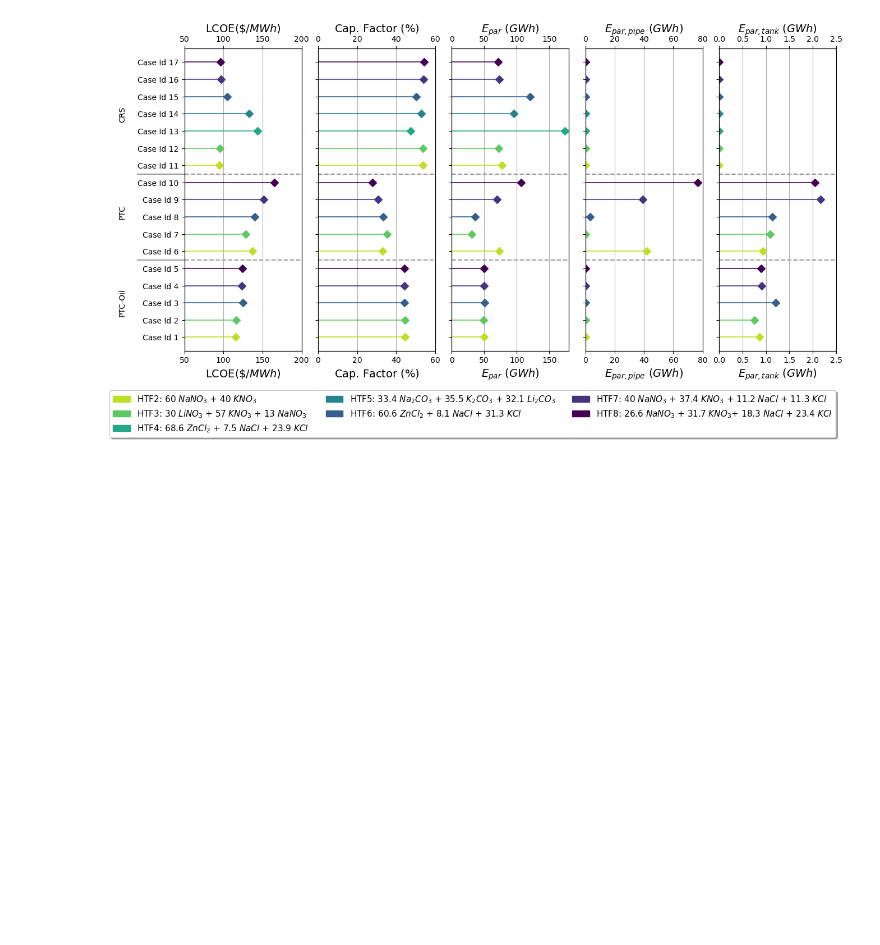
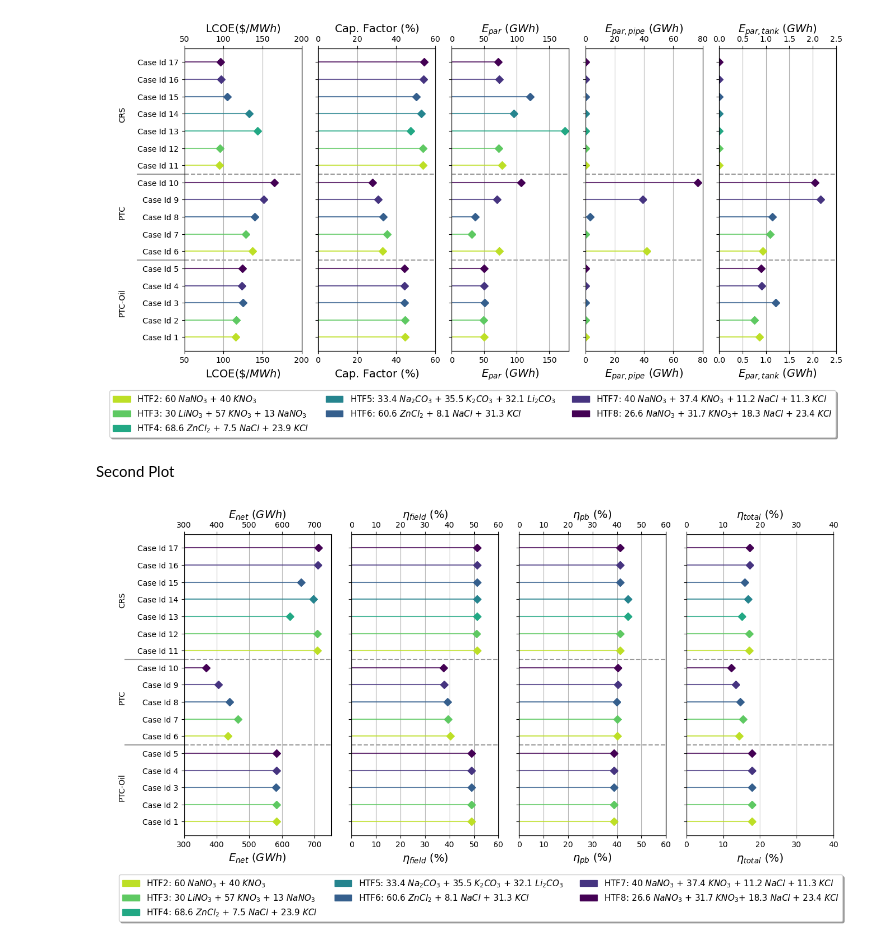
Before and after one commit to J-Cardemil/Dataviz, a Jupyter notebook: Lolipop/Paper_results_Salts_Base.ipynb, the cells around one changed output. Saved outputs shown, nothing was run; the diff lists cells and outputs as text; code cells hidden in the pictures; blank space fills up the shorter version.

Commit message:
salts

```diff
--- a/Lolipop/Paper_results_Salts_Base.ipynb
+++ b/Lolipop/Paper_results_Salts_Base.ipynb
@@ -128,0 +119,79 @@ c_v
+# %% [markdown]
+Second Plot
+# %%
+axes_2, xlim1_2, xlim2_2, var1_2, var2_2 = ([0,1,2,3],[300,0,0,0],
+                                         [750,60,60,40],
+                                   ['E_net','eta_f','eta_pb','ef_total'],
+                                   [r'$E_{net}$ ($GWh$)',r'$\eta_{field}$ ($\%$)',r'$\eta_{pb}$ ($\%$)',r'$\eta_{total}$ ($\%$)'])
+# %%
+fig2, ax2 = plt.subplots(nrows=1, ncols=4, sharey=True, figsize=(15,7))
+plt.subplots_adjust(wspace=0.14)
+
+for i in axes_2:
+    plt.axes(ax2[i])
+    ax2[i].set_xlim(xlim1_2[i],xlim2_2[i])
+
+    for j in my_range:
+        if df['Salt'][j] == 'HTF2':
+            c = c_v[6]
+        elif df['Salt'][j] == 'HTF3':
+            c = c_v[5]
+        elif df['Salt'][j] == 'HTF4':
+            c = c_v[4]
+        elif df['Salt'][j] == 'HTF5':
+            c = c_v[3]
+        elif df['Salt'][j] == 'HTF6':
+            c = c_v[2]
+        elif df['Salt'][j] == 'HTF7':
+            c = c_v[1]
+        elif df['Salt'][j] == 'HTF8':
+            c = c_v[0]
+
+        # These two lines are for lollipop
+        plt.hlines(y=my_range[j], xmin=0, xmax=df[var1_2[i]][j], color=c, alpha=0.8)
+        plt.plot(df[var1_2[i]][j], my_range[j], "D", ms=N_salts ,color=c)
+
+    plt.xlabel(var2_2[i], fontsize=fs_x)
+    plt.grid(axis='x')
+    plt.xticks(fontsize=fs_t)
+    ax0 = ax2[i].twiny()
+    ax0.set_xlim(ax2[i].get_xlim())
+    plt.xlabel(var2_2[i], fontsize=fs_x)
+    plt.xticks(fontsize=fs_t)
+
+h = 4.5
+delta = 5
+ax2[0].axhline(xmin=-0.4,xmax=0,y=h,c="gray",alpha=0.8,ls='-',zorder=0, clip_on=False)
+ax2[0].axhline(xmin=-0.4,xmax=0,y=h+delta,c="gray",alpha=0.8,ls='-',zorder=0, clip_on=False)
+for i in axes_2:
+    ax2[i].axhline(xmin=0,xmax=1,y=h,c="gray",alpha=0.8,ls='--',zorder=0, clip_on=False)
+    ax2[i].axhline(xmin=0,xmax=1,y=h+delta,c="gray",alpha=0.8,ls='--',zorder=0, clip_on=False)
+
+ax2[0].annotate('CRS',
+            xy=(40, 600),
+            xycoords='figure pixels',
+            horizontalalignment='left',
+            verticalalignment='top',
+            rotation=90)
+ax2[0].annotate('PTC',
+            xy=(40, 425),
+            xycoords='figure pixels',
+            horizontalalignment='left',
+            verticalalignment='top',
+            rotation=90)
+ax2[0].annotate('PTC-Oil',
+            xy=(40, 275),
+            xycoords='figure pixels',
+            horizontalalignment='left',
+            verticalalignment='top',
+            rotation=90)
+
+plt.yticks(my_range, df['Case'])
+
+# Molten salt legends
+plt.legend(handles=[S1_p,S2_p,S3_p,S4_p,S5_p,S6_p,S7_p], loc='lower center',
+           bbox_to_anchor=(-1.4, -0.3), fancybox=True, shadow=True, ncol=3, prop={'size': 11})
+
+plt.show()
+# %% [output]
+[figure, added]
```
Also changed, not shown: parts of 4 cells of this notebook, 2 other files.
